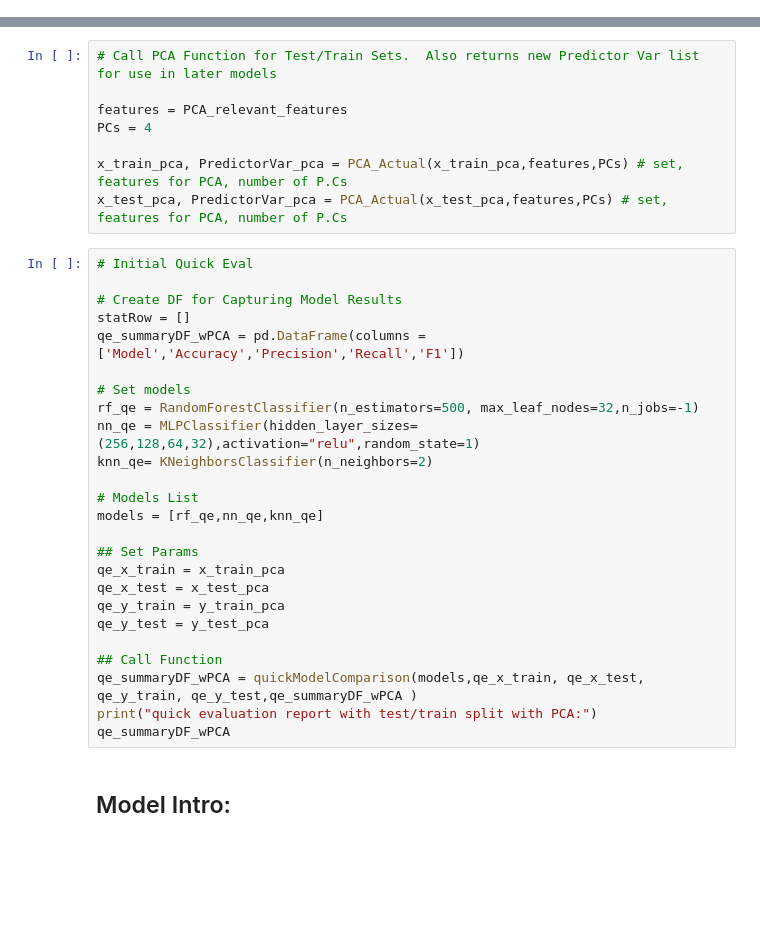
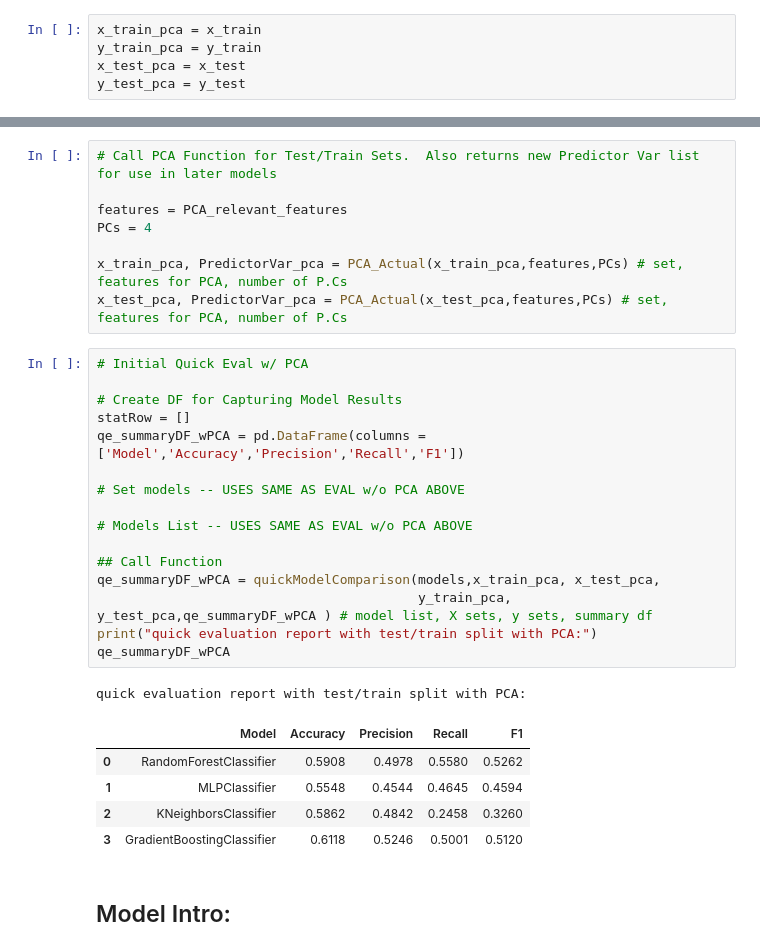
Before and after one commit to bcullinan32/ML_Course, a Jupyter notebook: Class-Data-Clean-Up.ipynb, the cells around one changed output, grey strips where cells are left out. Cells and saved outputs as stored; diff of their text form; blank space fills up the shorter version.

```diff
--- a/Class-Data-Clean-Up.ipynb
+++ b/Class-Data-Clean-Up.ipynb
@@ -714,3 +750,8 @@ y_test_pca = y_test.reset_index().drop(columns=['index'])
+# %%
+x_train_pca = x_train
+y_train_pca = y_train
+x_test_pca = x_test
+y_test_pca = y_test
 # %%
 # PCA Pre-Run on Complete Dataframe to Identify right Hyperparams
 df = tempModelingDF
@@ -732,30 +775,28 @@ PCs = 4
 x_train_pca, PredictorVar_pca = PCA_Actual(x_train_pca,features,PCs) # set, features for PCA, number of P.Cs
 x_test_pca, PredictorVar_pca = PCA_Actual(x_test_pca,features,PCs) # set, features for PCA, number of P.Cs
 # %%
-# Initial Quick Eval
+# Initial Quick Eval w/ PCA
 
 # Create DF for Capturing Model Results
 statRow = []
 qe_summaryDF_wPCA = pd.DataFrame(columns = ['Model','Accuracy','Precision','Recall','F1'])
 
-# Set models
-rf_qe = RandomForestClassifier(n_estimators=500, max_leaf_nodes=32,n_jobs=-1)
-nn_qe = MLPClassifier(hidden_layer_sizes=(256,128,64,32),activation="relu",random_state=1)
-knn_qe= KNeighborsClassifier(n_neighbors=2)
+# Set models -- USES SAME AS EVAL w/o PCA ABOVE
 
-# Models List
-models = [rf_qe,nn_qe,knn_qe]
-
-## Set Params
-qe_x_train = x_train_pca
-qe_x_test = x_test_pca
-qe_y_train = y_train_pca
-qe_y_test = y_test_pca
+# Models List -- USES SAME AS EVAL w/o PCA ABOVE
 
 ## Call Function
-qe_summaryDF_wPCA = quickModelComparison(models,qe_x_train, qe_x_test, qe_y_train, qe_y_test,qe_summaryDF_wPCA )
+qe_summaryDF_wPCA = quickModelComparison(models,x_train_pca, x_test_pca,
+                                         y_train_pca, y_test_pca,qe_summaryDF_wPCA ) # model list, X sets, y sets, summary df
 print("quick evaluation report with test/train split with PCA:")
 qe_summaryDF_wPCA
+# %% [output]
+quick evaluation report with test/train split with PCA:
+|  | Model | Accuracy | Precision | Recall | F1 |
+| 0 | RandomForestClassifier | 0.5908 | 0.4978 | 0.5580 | 0.5262 |
+| 1 | MLPClassifier | 0.5548 | 0.4544 | 0.4645 | 0.4594 |
+| 2 | KNeighborsClassifier | 0.5862 | 0.4842 | 0.2458 | 0.3260 |
+| 3 | GradientBoostingClassifier | 0.6118 | 0.5246 | 0.5001 | 0.5120 |
 # %% [markdown]
 ## Model Intro:
 # %%
```
Also changed, not shown: parts of 43 cells of this notebook.
